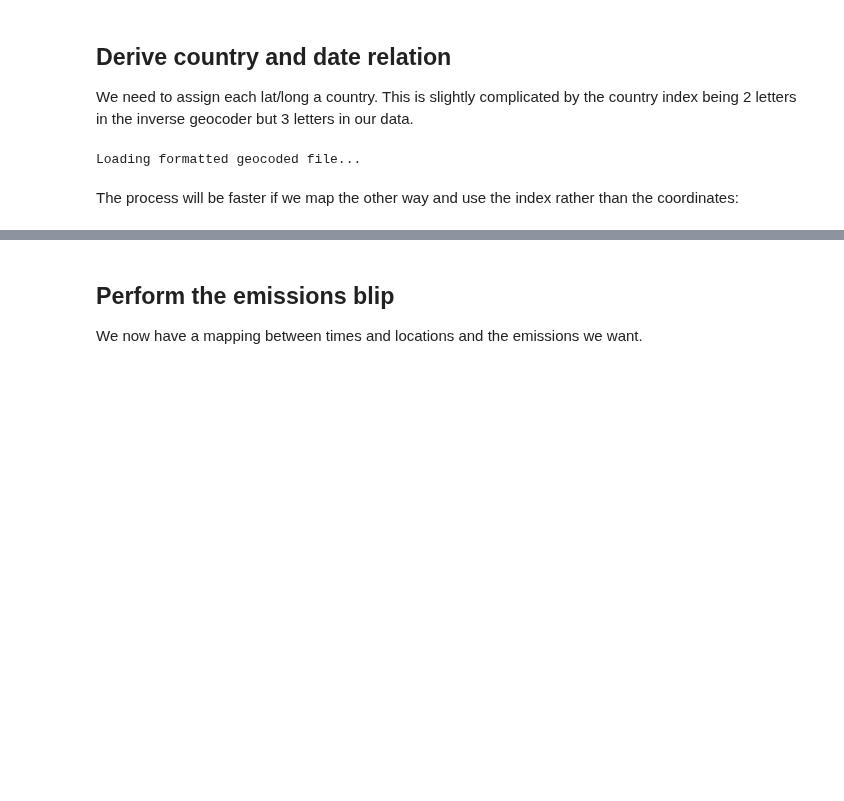
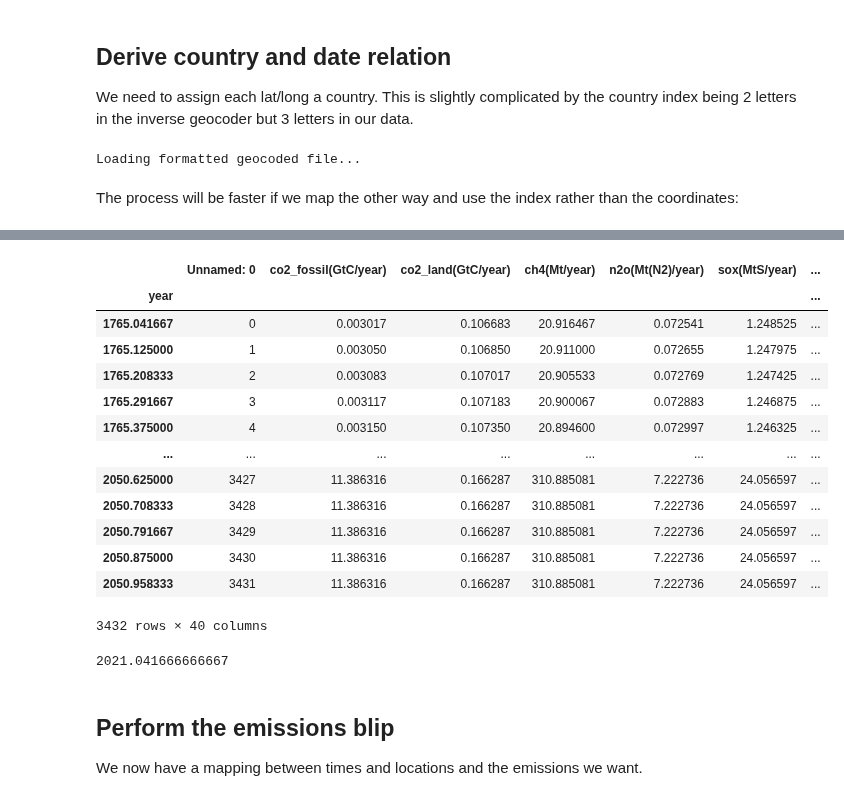
Before and after one commit to Rlamboll/modify_COVID19_netCDF_Emissions, a Jupyter notebook: calculations/COVID19EmissionsCalcAerosols.ipynb, the cells around one changed output, grey strips where cells are left out. Cells and saved outputs as stored; diff of their text form; code cells hidden in the pictures; blank space fills up the shorter version.

```diff
--- a/calculations/COVID19EmissionsCalcAerosols.ipynb
+++ b/calculations/COVID19EmissionsCalcAerosols.ipynb
@@ -235,3 +265,28 @@ def insert_year_of_data(year, data):
+# %%
+baseline = pd.read_excel(mod_input_folder + mod_input_baseline, header=0, index_col=1, sheet_name="Emissions")
+baseline
+# %% [output]
+|  | Unnamed: 0 | co2_fossil(GtC/year) | co2_land(GtC/year) | ch4(Mt/year) | n2o(Mt(N2)/year) | sox(MtS/year) | ... |
+| year |  |  |  |  |  |  | ... |
+| 1765.041667 | 0 | 0.003017 | 0.106683 | 20.916467 | 0.072541 | 1.248525 | ... |
+| 1765.125000 | 1 | 0.003050 | 0.106850 | 20.911000 | 0.072655 | 1.247975 | ... |
+| 1765.208333 | 2 | 0.003083 | 0.107017 | 20.905533 | 0.072769 | 1.247425 | ... |
+| 1765.291667 | 3 | 0.003117 | 0.107183 | 20.900067 | 0.072883 | 1.246875 | ... |
+| 1765.375000 | 4 | 0.003150 | 0.107350 | 20.894600 | 0.072997 | 1.246325 | ... |
+| ... | ... | ... | ... | ... | ... | ... | ... |
+| 2050.625000 | 3427 | 11.386316 | 0.166287 | 310.885081 | 7.222736 | 24.056597 | ... |
+| 2050.708333 | 3428 | 11.386316 | 0.166287 | 310.885081 | 7.222736 | 24.056597 | ... |
+| 2050.791667 | 3429 | 11.386316 | 0.166287 | 310.885081 | 7.222736 | 24.056597 | ... |
+| 2050.875000 | 3430 | 11.386316 | 0.166287 | 310.885081 | 7.222736 | 24.056597 | ... |
+| 2050.958333 | 3431 | 11.386316 | 0.166287 | 310.885081 | 7.222736 | 24.056597 | ... |
+3432 rows × 40 columns
+# %%
+month_dict = {i: baseline.index[i] - 1765 for i in range(12)}
+def make_day_into_year(days):
+    return 2015 + days // 365 + month_dict[(days % 365) // 30]
+make_day_into_year( 365 * 6 + 2)
+# %% [output]
+2021.041666666667
 # %% [markdown]
 ## Perform the emissions blip
 We now have a mapping between times and locations and the emissions we want.
```
Also changed, not shown: parts of 34 cells of this notebook.
